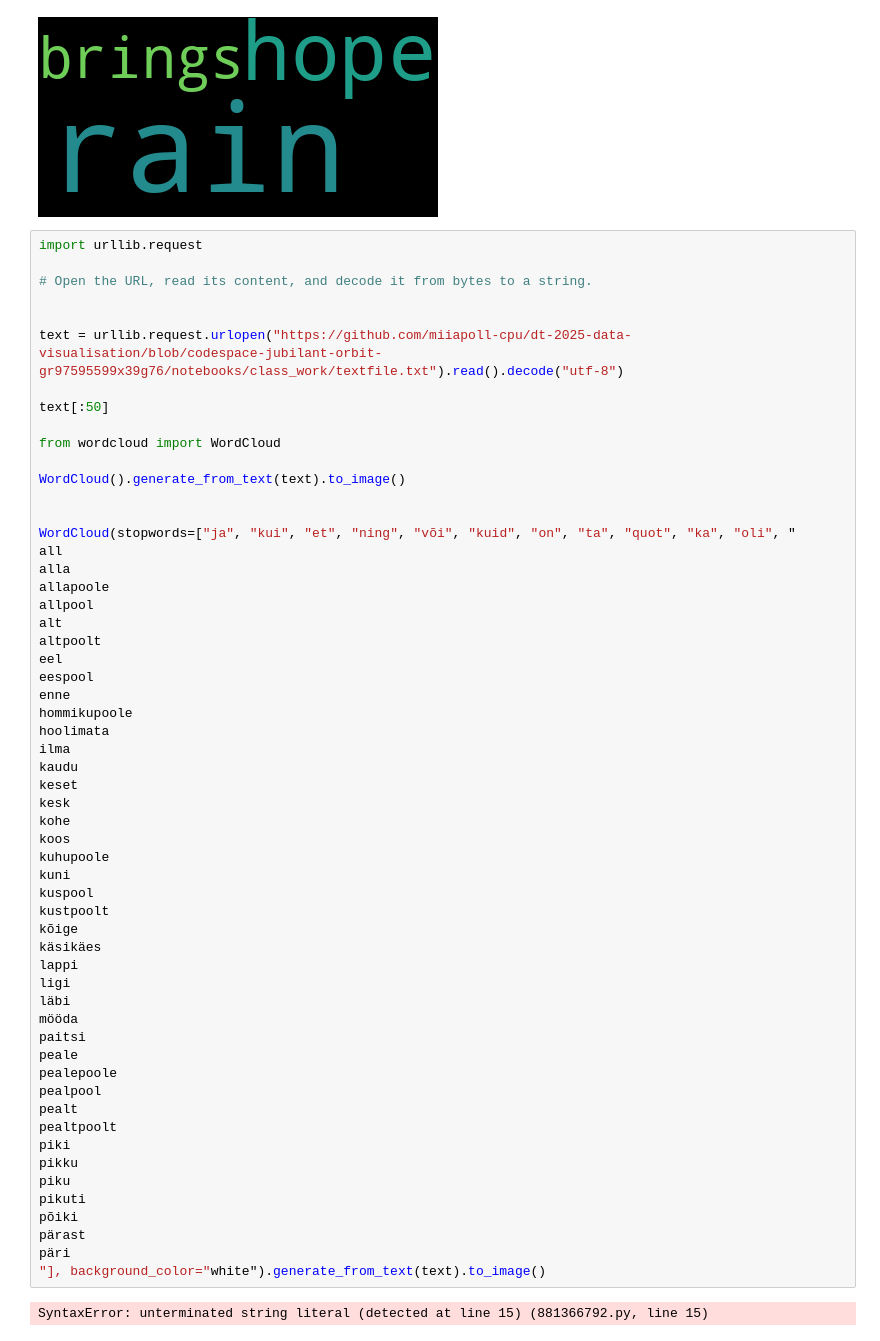
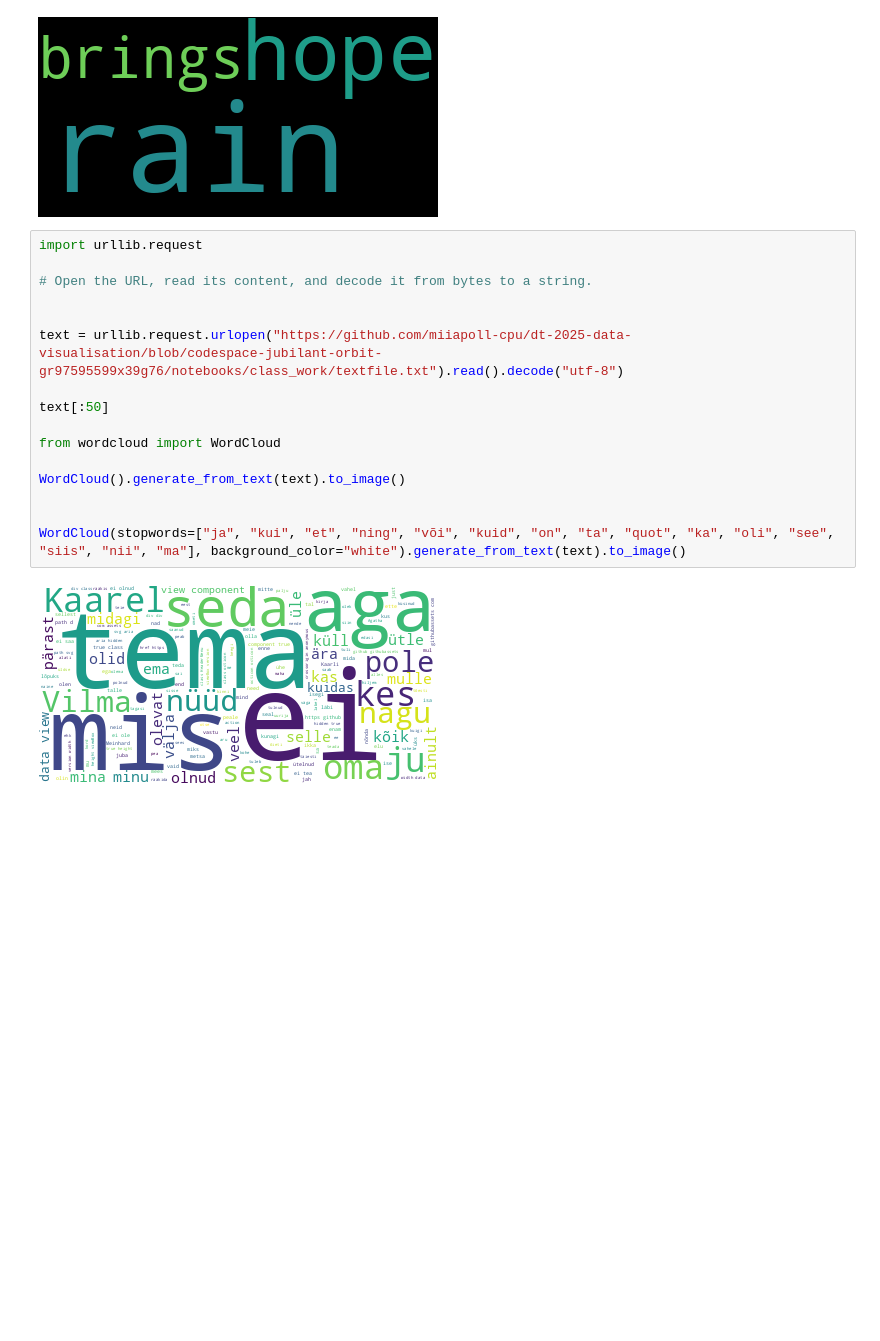
Before and after one commit to miiapoll-cpu/dt-2025-data-visualisation, a Jupyter notebook: notebooks/Assignment/homework11.ipynb, the cells around one changed output. Cells and saved outputs as stored; diff of their text form; blank space fills up the shorter version.

```diff
--- a/notebooks/Assignment/homework11.ipynb
+++ b/notebooks/Assignment/homework11.ipynb
@@ -63,59 +63,18 @@ Successfully installed wordcloud-1.9.4
 # %%
 import urllib.request
 
 # Open the URL, read its content, and decode it from bytes to a string.
 
 
 text = urllib.request.urlopen("https://github.com/miiapoll-cpu/dt-2025-data-visualisation/blob/codespace-jubilant-orbit-gr97595599x39g76/notebooks/class_work/textfile.txt").read().decode("utf-8")
 
 text[:50]
 
 from wordcloud import WordCloud
 
 WordCloud().generate_from_text(text).to_image()
 
 
-WordCloud(stopwords=["ja", "kui", "et", "ning", "või", "kuid", "on", "ta", "quot", "ka", "oli", "
-all
-alla
-allapoole
-allpool
-alt
-altpoolt
-eel
-eespool
-enne
-hommikupoole
-hoolimata
-ilma
-kaudu
-keset
-kesk
-kohe
-koos
-kuhupoole
-kuni
-kuspool
-kustpoolt
-kõige
-käsikäes
-lappi
-ligi
-läbi
-mööda
-paitsi
-peale
-pealepoole
-pealpool
-pealt
-pealtpoolt
-piki
-pikku
-piku
-pikuti
-põiki
-pärast
-päri
-"], background_color="white").generate_from_text(text).to_image()
+WordCloud(stopwords=["ja", "kui", "et", "ning", "või", "kuid", "on", "ta", "quot", "ka", "oli", "see", "siis", "nii", "ma"], background_color="white").generate_from_text(text).to_image()
 # %% [output]
-SyntaxError: unterminated string literal (detected at line 15) (881366792.py, line 15)
+[figure, added]
```
Also changed, not shown: 1 other file.
